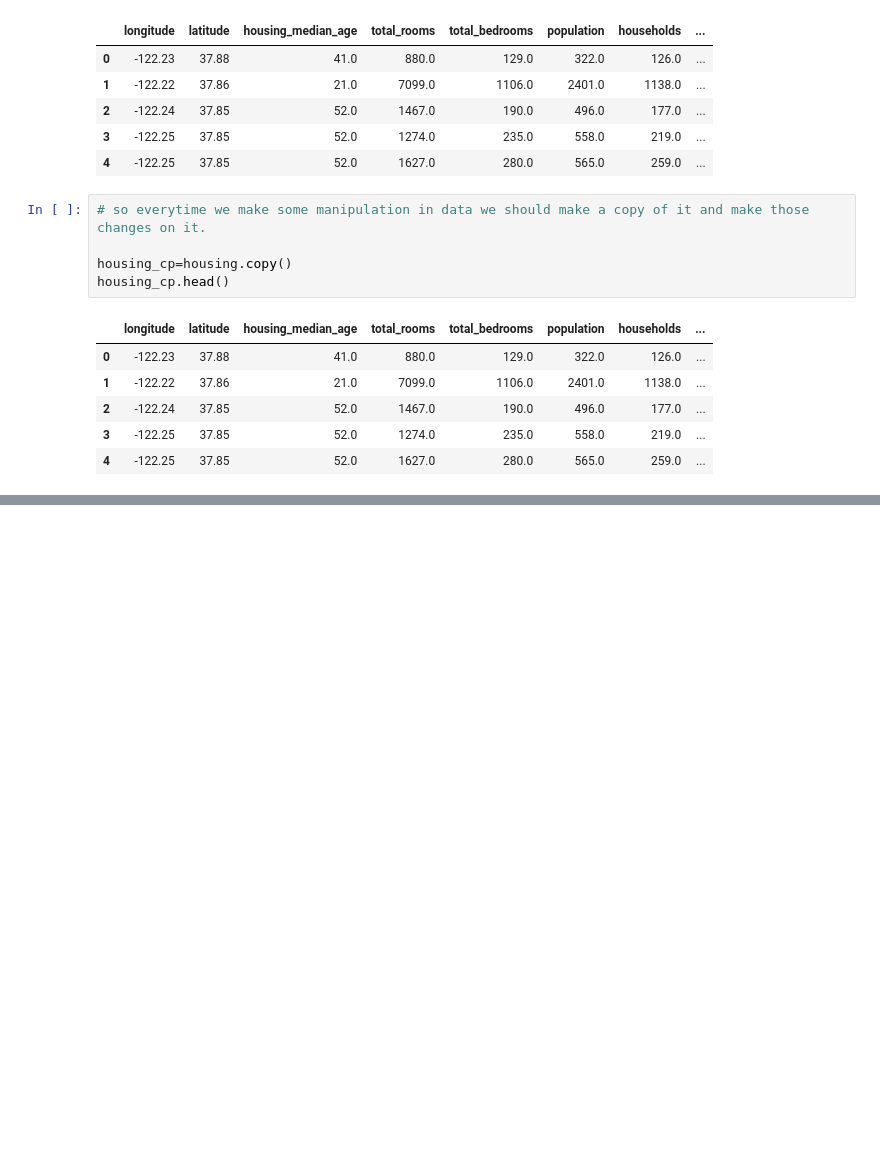
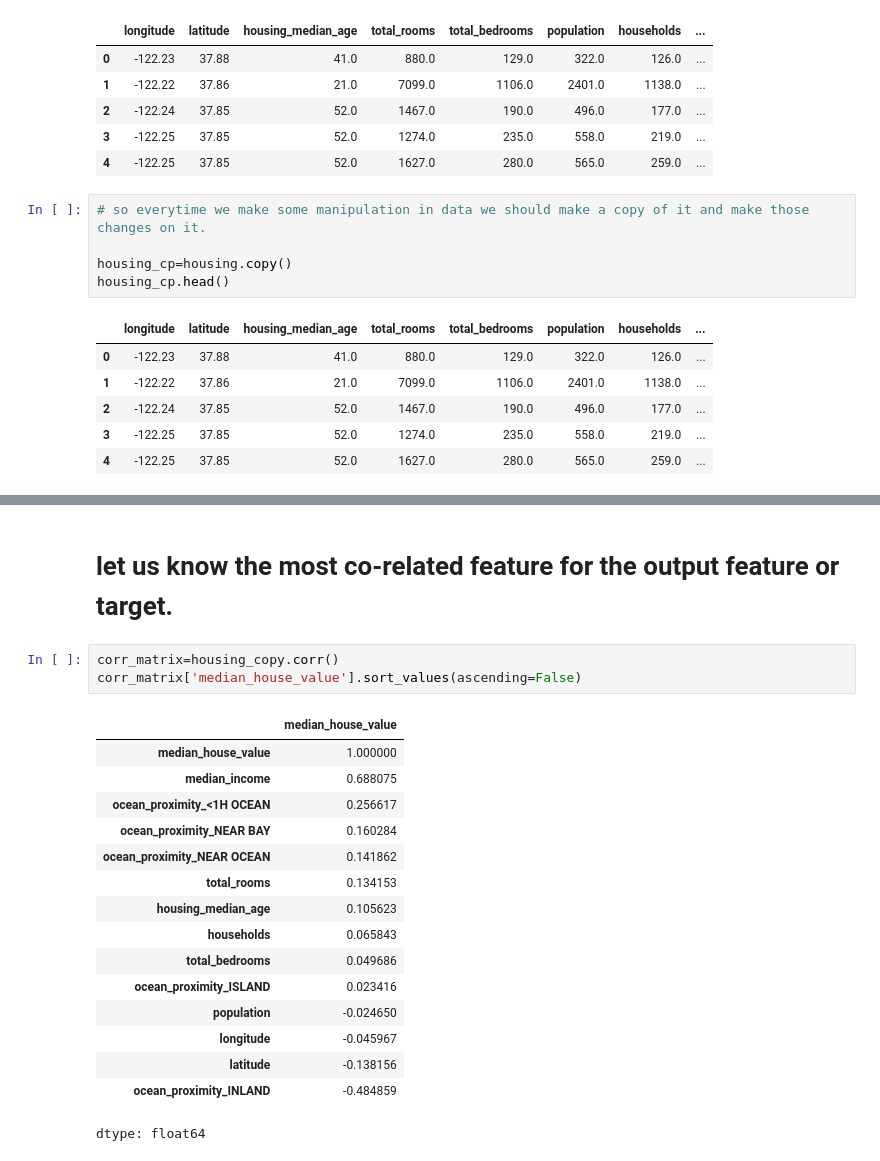
Before and after one commit to akashnarwal7/Califlornia-Housing-Price-Prediction-Model, a Jupyter notebook: HousePricePrediction.ipynb, the cells around one changed output, grey strips where cells are left out. Drawn from its saved outputs; the diff is of its cells as text; blank space fills up the shorter version.

```diff
--- a/HousePricePrediction.ipynb
+++ b/HousePricePrediction.ipynb
@@ -234,0 +325,22 @@ ValueError: could not convert string to float: 'NEAR BAY'
+# %% [markdown]
+# let us know the most co-related feature for the output feature or target.
+# %%
+corr_matrix=housing_copy.corr()
+corr_matrix['median_house_value'].sort_values(ascending=False)
+# %% [output]
+|  | median_house_value |
+| median_house_value | 1.000000 |
+| median_income | 0.688075 |
+| ocean_proximity_<1H OCEAN | 0.256617 |
+| ocean_proximity_NEAR BAY | 0.160284 |
+| ocean_proximity_NEAR OCEAN | 0.141862 |
+| total_rooms | 0.134153 |
+| housing_median_age | 0.105623 |
+| households | 0.065843 |
+| total_bedrooms | 0.049686 |
+| ocean_proximity_ISLAND | 0.023416 |
+| population | -0.024650 |
+| longitude | -0.045967 |
+| latitude | -0.138156 |
+| ocean_proximity_INLAND | -0.484859 |
+dtype: float64
```
Also changed, not shown: parts of 18 cells of this notebook.
